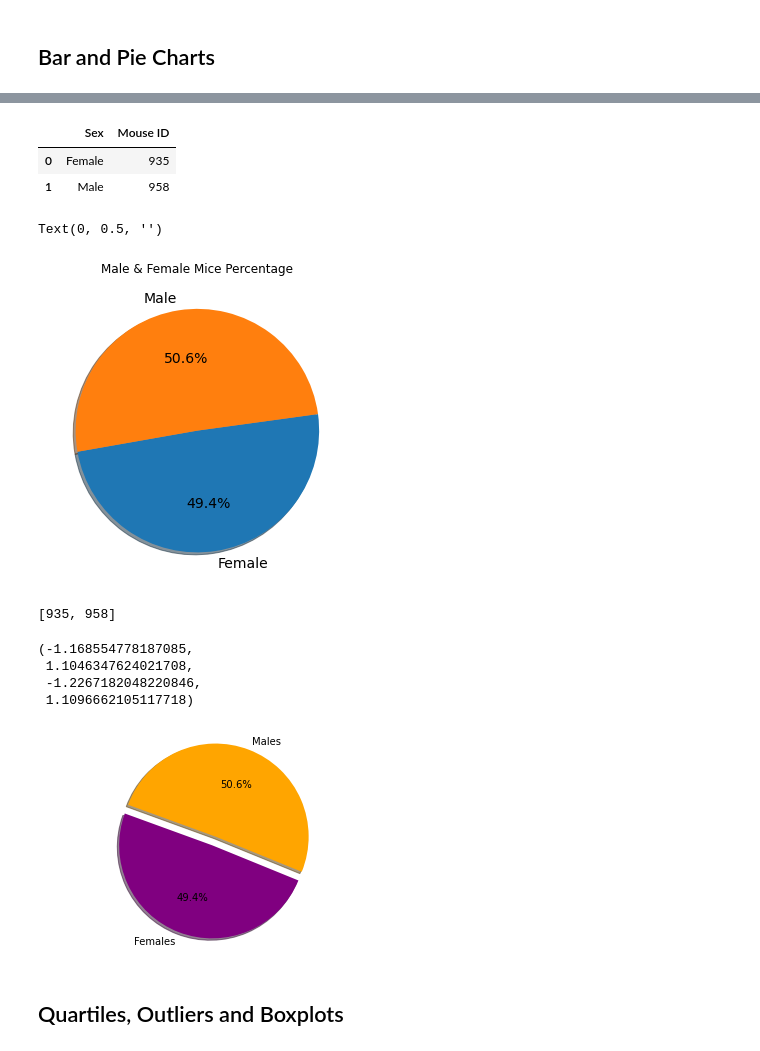
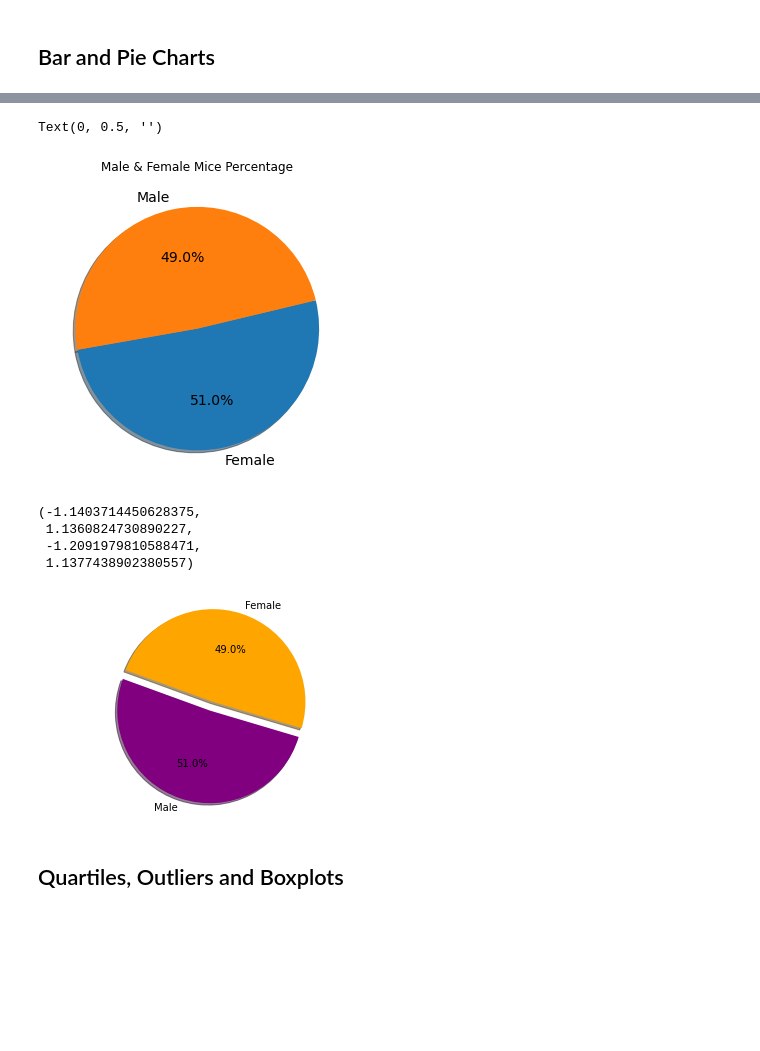
Before and after one commit to SGGO911/Matplotlib-Challenge, a Jupyter notebook: pymaceuticals_starter.ipynb, the cells around one changed output, grey strips where cells are left out. Drawn from its saved outputs; the diff is of its cells as text; code cells hidden in the pictures; blank space fills up the shorter version.

```diff
--- a/pymaceuticals_starter.ipynb
+++ b/pymaceuticals_starter.ipynb
@@ -15,9 +15,9 @@ mouse_metadata = pd.read_csv(mouse_metadata_path)
 study_results = pd.read_csv(study_results_path)
 
 # Combine the data into a single dataset
-combine_data_df = pd.merge(pd.read_csv(mouse_metadata_path), pd.read_csv(study_results_path),
+combine_data_df = pd.merge(pd.read_csv(study_results_path), pd.read_csv(mouse_metadata_path),
                            how = 'left' , on = 'Mouse ID')
-combine_data_df
+combine_data_df.head()
 
 # Display the data table for preview
 # %% [output]
@@ -54,5 +47,5 @@ duplicate_mice
 # %%
 # Optional: Get all the data for the duplicate mouse ID.
-all_duplicate_mouse = combine_data_df[combine_data_df.duplicated(['Mouse ID'])]
-all_duplicate_mouse
+clean_data = combine_data_df.loc[combine_data_df["Mouse ID"]!= "g989"]
+len(clean_data["Mouse ID"].unique())
 # %% [output]
@@ -178,6 +132,6 @@ plt.figure(figsize=(6, 4))
 # %%
 # Generate a pie plot showing the distribution of female versus male mice using pandas
 #pull the sex info
-gender_df = pd.DataFrame(combine_data_df.groupby(["Sex"]).count()).reset_index()
-gender_df.head()
+gender_count = clean_data["Sex"].value_counts()
+gender_count
 # %% [output]
@@ -187,16 +141,8 @@ gender_df.head()
-# %%
-# clean info for chart
-gender_df = gender_df[["Sex","Mouse ID"]]
-gender_df.head()
-# %% [output]
-|  | Sex | Mouse ID |
-| 0 | Female | 935 |
-| 1 | Male | 958 |
 # %%
 # pie plot showing the distribution of female versus male mice using pandas
 plt.figure(figsize=(12,6))
 ax1 = plt.subplot(121, aspect="equal")
-gender_df.plot(kind="pie", y = "Mouse ID", ax=ax1, autopct='%1.1f%%',
+gender_count.plot(kind="pie", y = "Mouse ID", ax=ax1, autopct='%1.1f%%',
               startangle=190, shadow=True, labels=gender_df["Sex"], legend = False, fontsize=14)
 
 plt.title("Male & Female Mice Percentage")
@@ -204,26 +150,23 @@ plt.xlabel("")
 plt.ylabel("")
 # %% [output]
 Text(0, 0.5, '')
-[figure, old version]
+[figure, new version]
 # %%
 # Generate a pie plot showing the distribution of female versus male mice using pyplot
-gender_count = (combine_data_df.groupby(["Sex"])["Age_months"].count()).tolist()
-gender_count
-# %% [output]
-[935, 958]
 # %%
-#creating pie
+#Generate a pie plot showing the distribution of female versus male mice using pyplot
+
 labels = ["Females", "Males"]
 colors = ["purple", "orange"]
 explode = (0.1, 0)
-plt.pie(gender_count, explode=explode, labels=labels, colors=colors, autopct="%1.1f%%", shadow=True, startangle=160)
+plt.pie(gender_count.values, explode=explode, labels=gender_count.index.values, colors=colors, autopct="%1.1f%%", shadow=True, startangle=160)
 plt.axis("equal")
 # %% [output]
-(-1.168554778187085,
- 1.1046347624021708,
- -1.2267182048220846,
- 1.1096662105117718)
+(-1.1403714450628375,
+ 1.1360824730890227,
+ -1.2091979810588471,
+ 1.1377438902380557)
-[figure, old version]
+[figure, new version]
 # %% [markdown]
 ## Quartiles, Outliers and Boxplots
 # %%
```
Also changed, not shown: parts of 16 cells of this notebook.
